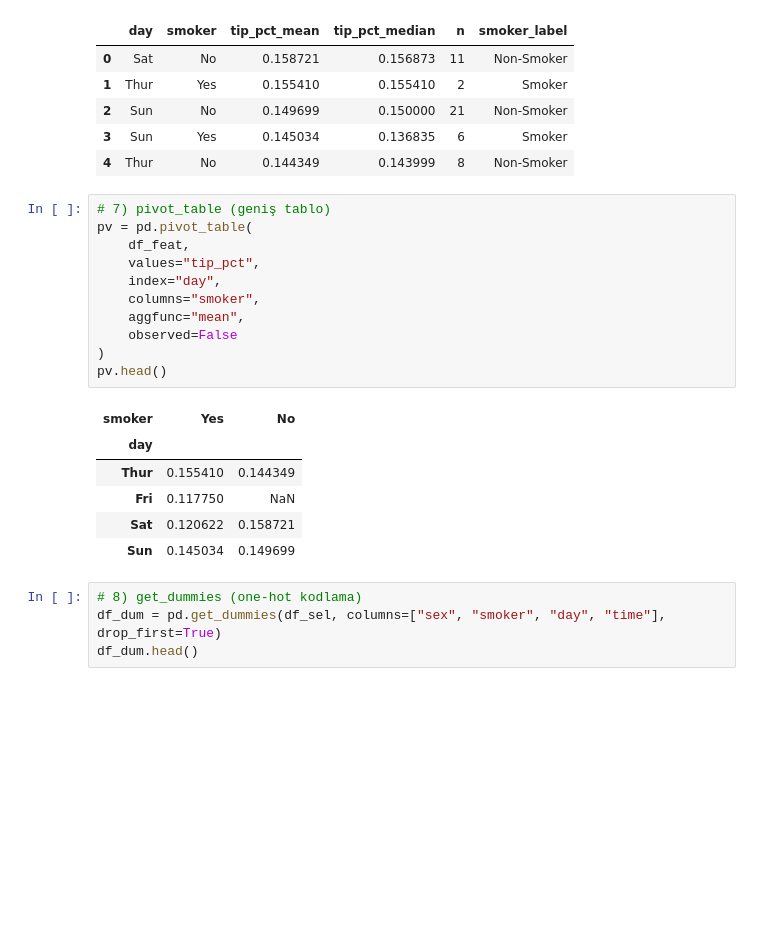
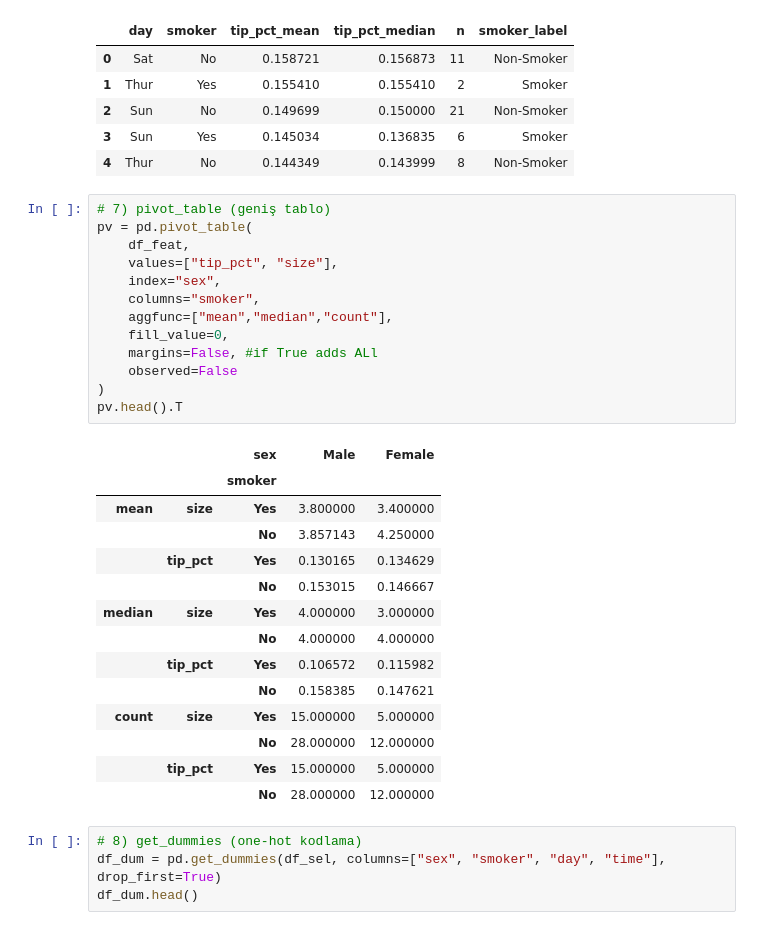
Before and after one commit to bariskose07/ds-bootcamp, a Jupyter notebook: notebooks/01-pandas.ipynb, the cells around one changed output. Drawn from its saved outputs; the diff is of its cells as text; blank space fills up the shorter version.

```diff
--- a/notebooks/01-pandas.ipynb
+++ b/notebooks/01-pandas.ipynb
@@ -102,21 +120,31 @@ merged.head()
 # %%
 # 7) pivot_table (geniş tablo)
 pv = pd.pivot_table(
     df_feat,
-    values="tip_pct",
-    index="day",
+    values=["tip_pct", "size"],
+    index="sex",
     columns="smoker",
-    aggfunc="mean",
+    aggfunc=["mean","median","count"],
+    fill_value=0,
+    margins=False, #if True adds ALl
     observed=False
 )
-pv.head()
+pv.head().T
 # %% [output]
-| smoker | Yes | No |
-| day |  |  |
-| Thur | 0.155410 | 0.144349 |
-| Fri | 0.117750 | NaN |
-| Sat | 0.120622 | 0.158721 |
-| Sun | 0.145034 | 0.149699 |
+|  |  | sex | Male | Female |
+|  |  | smoker |  |  |
+| mean | size | Yes | 3.800000 | 3.400000 |
+|  |  | No | 3.857143 | 4.250000 |
+|  | tip_pct | Yes | 0.130165 | 0.134629 |
+|  |  | No | 0.153015 | 0.146667 |
+| median | size | Yes | 4.000000 | 3.000000 |
+|  |  | No | 4.000000 | 4.000000 |
+|  | tip_pct | Yes | 0.106572 | 0.115982 |
+|  |  | No | 0.158385 | 0.147621 |
+| count | size | Yes | 15.000000 | 5.000000 |
+|  |  | No | 28.000000 | 12.000000 |
+|  | tip_pct | Yes | 15.000000 | 5.000000 |
+|  |  | No | 28.000000 | 12.000000 |
 # %%
 # 8) get_dummies (one-hot kodlama)
 df_dum = pd.get_dummies(df_sel, columns=["sex", "smoker", "day", "time"], drop_first=True)
```
Also changed, not shown: parts of 5 cells of this notebook, 3 other files.
